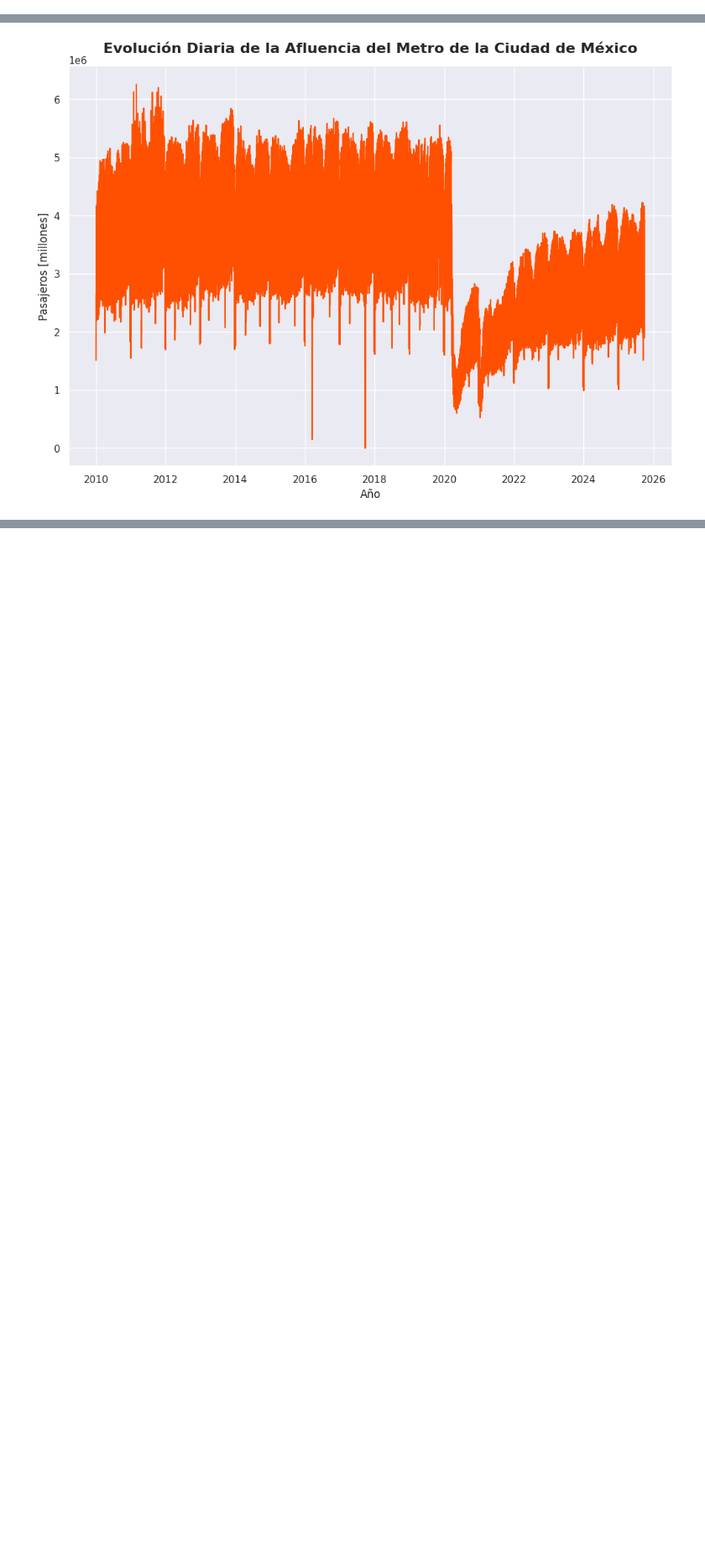
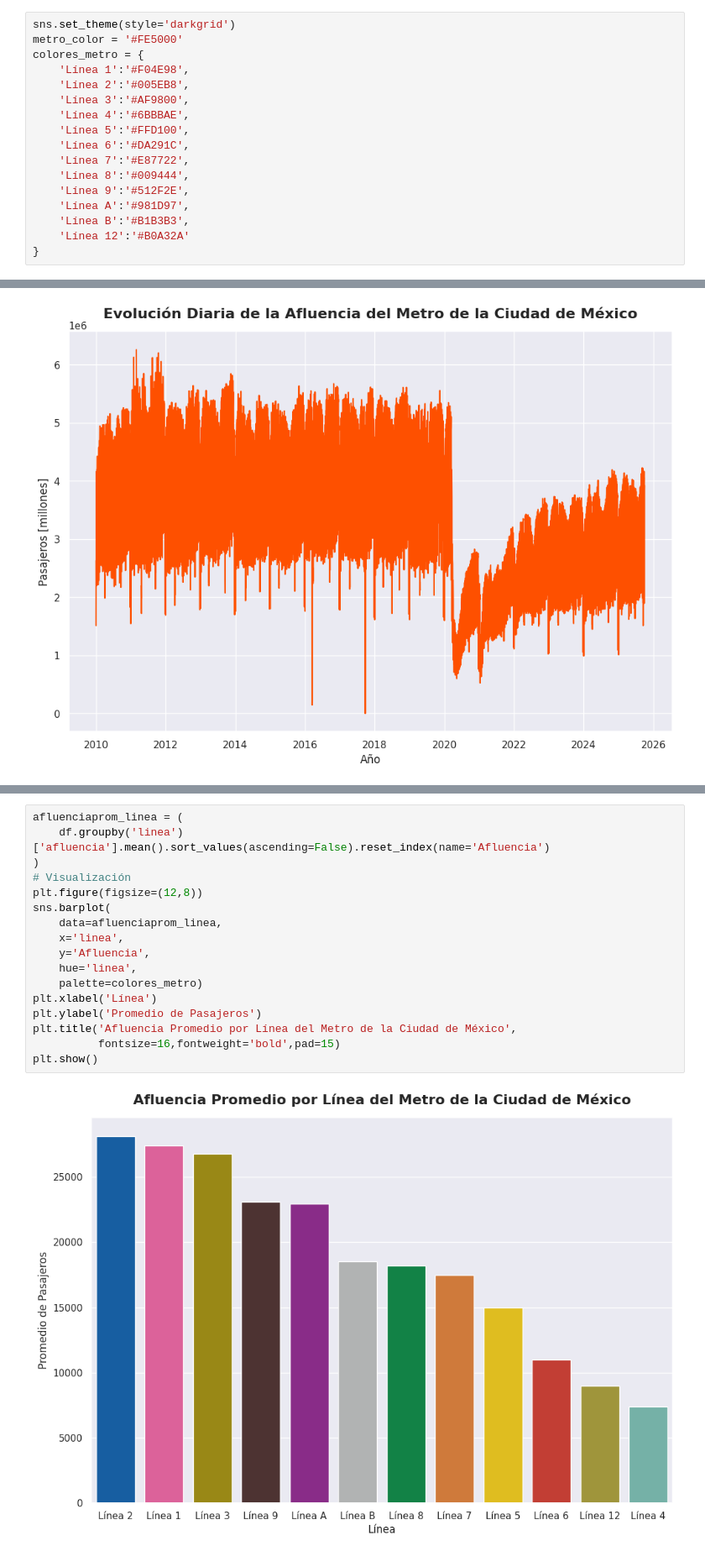
Before and after one commit to AndrsGzRo/prediccion-afluencia-metrocdmx, a Jupyter notebook: Prediccion_Metro_CDMX.ipynb, the cells around one changed output, grey strips where cells are left out. Shown at 84% size. Cells and saved outputs as stored; diff of their text form; blank space fills up the shorter version.

```diff
--- a/Prediccion_Metro_CDMX.ipynb
+++ b/Prediccion_Metro_CDMX.ipynb
@@ -180 +177,18 @@ metro_color = '#FE5000'
+# %%
+sns.set_theme(style='darkgrid')
+metro_color = '#FE5000'
+colores_metro = {
+    'Línea 1':'#F04E98',
+    'Línea 2':'#005EB8',
+    'Línea 3':'#AF9800',
+    'Línea 4':'#6BBBAE',
+    'Línea 5':'#FFD100',
+    'Línea 6':'#DA291C',
+    'Línea 7':'#E87722',
+    'Línea 8':'#009444',
+    'Línea 9':'#512F2E',
+    'Línea A':'#981D97',
+    'Línea B':'#B1B3B3',
+    'Línea 12':'#B0A32A'
+}
 # %% [markdown]
@@ -204,0 +215,19 @@ afluenciaprom_linea = (
+# %%
+afluenciaprom_linea = (
+    df.groupby('linea')['afluencia'].mean().sort_values(ascending=False).reset_index(name='Afluencia')
+)
+# Visualización
+plt.figure(figsize=(12,8))
+sns.barplot(
+    data=afluenciaprom_linea,
+    x='linea',
+    y='Afluencia',
+    hue='linea',
+    palette=colores_metro)
+plt.xlabel('Línea')
+plt.ylabel('Promedio de Pasajeros')
+plt.title('Afluencia Promedio por Línea del Metro de la Ciudad de México',
+          fontsize=16,fontweight='bold',pad=15)
+plt.show()
+# %% [output]
+[figure, added]
```
Also changed, not shown: parts of 20 cells of this notebook.
